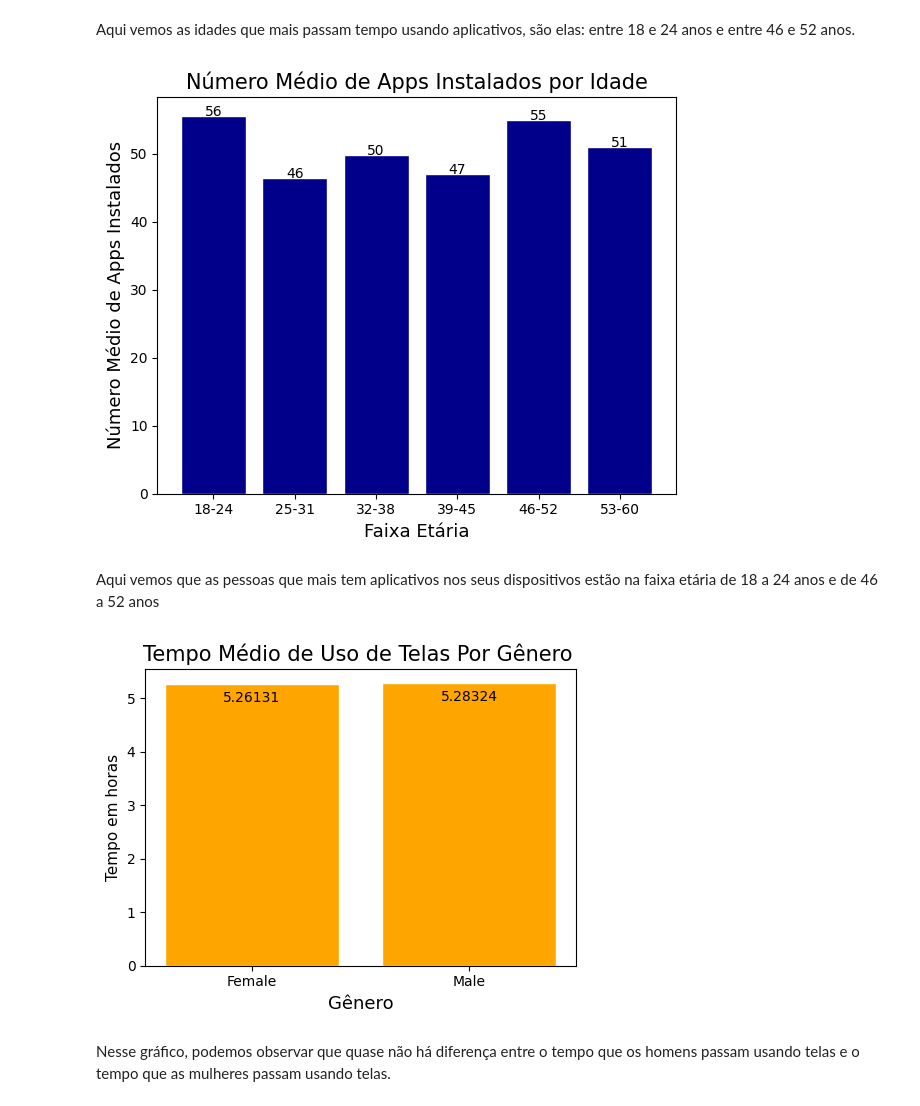
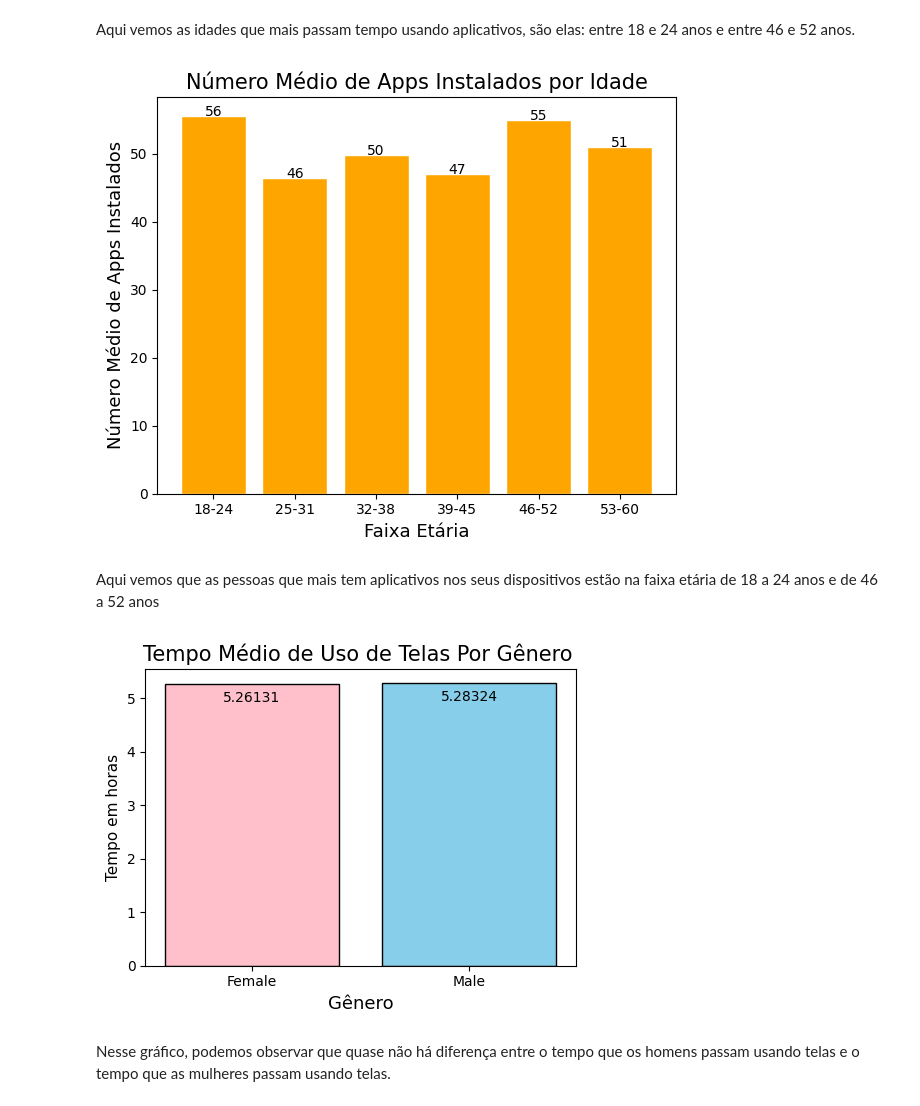
Before and after one commit to aninhaborges/trabalho-final-org-dados, a Jupyter notebook: user-behavior/UserBehavior.ipynb, the cells around one changed output. Cells and saved outputs as stored; diff of their text form; code cells hidden in the pictures.

```diff
--- a/user-behavior/UserBehavior.ipynb
+++ b/user-behavior/UserBehavior.ipynb
@@ -197,7 +198,7 @@ media_tempo_uso = df.groupby('Faixa Etária', observed=False)['Number of Apps In
 apps_intalados = media_tempo_uso['Number of Apps Installed']
 
 fig, ax = plt.subplots(figsize=(6, 5))
-bars = ax.bar(faixas_etarias, apps_intalados, color= 'darkblue',edgecolor='white')
+bars = ax.bar(faixas_etarias, apps_intalados, color= 'orange',edgecolor='white')
 
 # arredondar a legenda
 for bar in bars:
@@ -220,30 +221,30 @@ plt.ylabel('Número Médio de Apps Instalados',fontsize=13)
 plt.tight_layout()
 plt.show()
 # %% [output]
-[figure, old version]
+[figure, new version]
 # %% [markdown]
 Aqui vemos que as pessoas que mais tem aplicativos nos seus dispositivos estão na faixa etária de 18 a 24 anos e de 46 a 52 anos
 # %%
 # Gráfico de Tempo Médio de Uso de Telas Por Gênero
 
 media_tempo_uso_gender = df.groupby('Gender')['Screen On Time (hours/day)'].mean().reset_index()
 
 generos = media_tempo_uso_gender['Gender']
 tempo_medio_tela = media_tempo_uso_gender['Screen On Time (hours/day)']
 
 fig, ax = plt.subplots(figsize=(5, 4))
-bars = ax.bar(generos, tempo_medio_tela, color='orange', edgecolor='white')
+bars = ax.bar(generos, tempo_medio_tela, color=['pink','skyblue'], edgecolor='black')
 
 ax.bar_label(bars, fontsize=10,padding=-15)
 
 plt.title('Tempo Médio de Uso de Telas Por Gênero ', fontsize=15)
 plt.ylabel('Tempo em horas',fontsize=11)
 plt.xlabel('Gênero',fontsize=13)
 
 plt.tight_layout()
 plt.show()
 # %% [output]
-[figure, old version]
+[figure, new version]
 # %% [markdown]
 Nesse gráfico, podemos observar que quase não há diferença entre o tempo que os homens passam usando telas e o tempo que as mulheres passam usando telas.
 # %%
```
Also changed, not shown: parts of 5 cells of this notebook.
